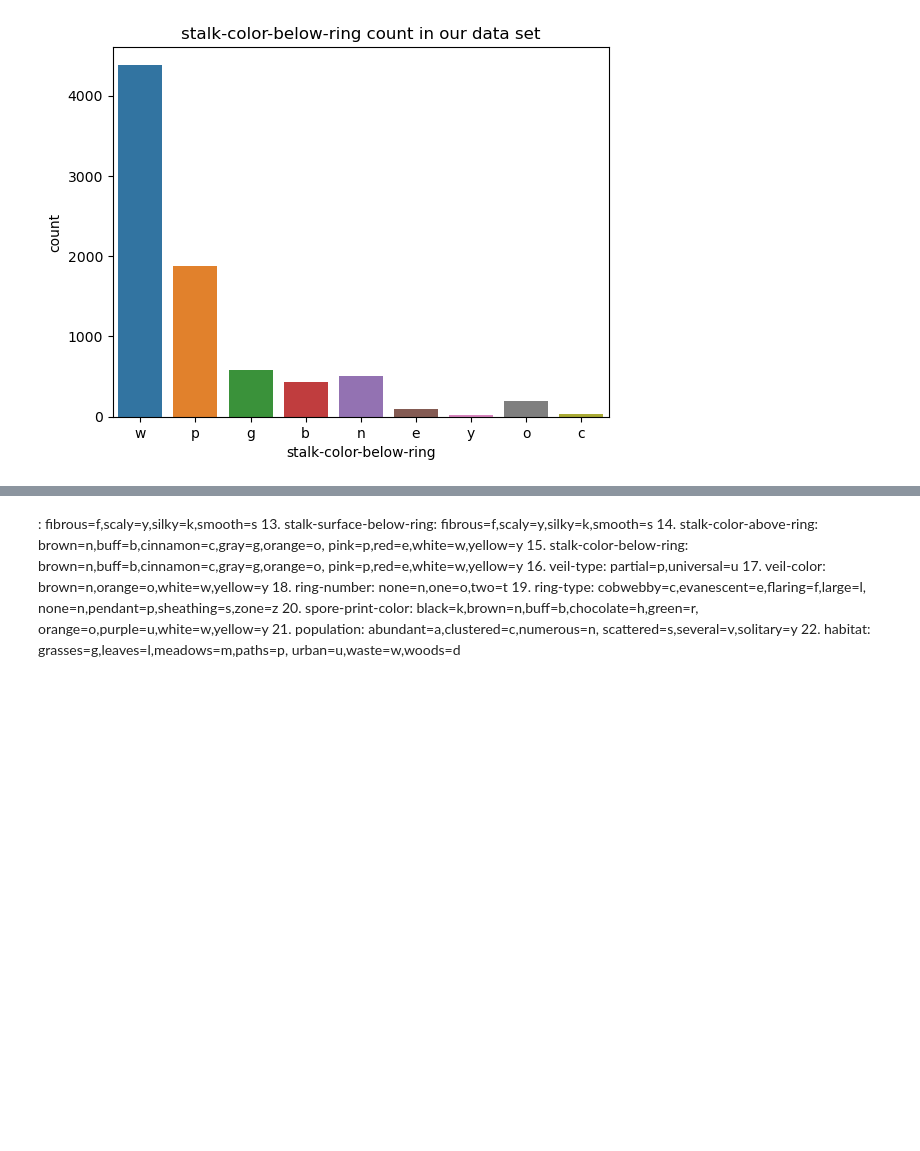
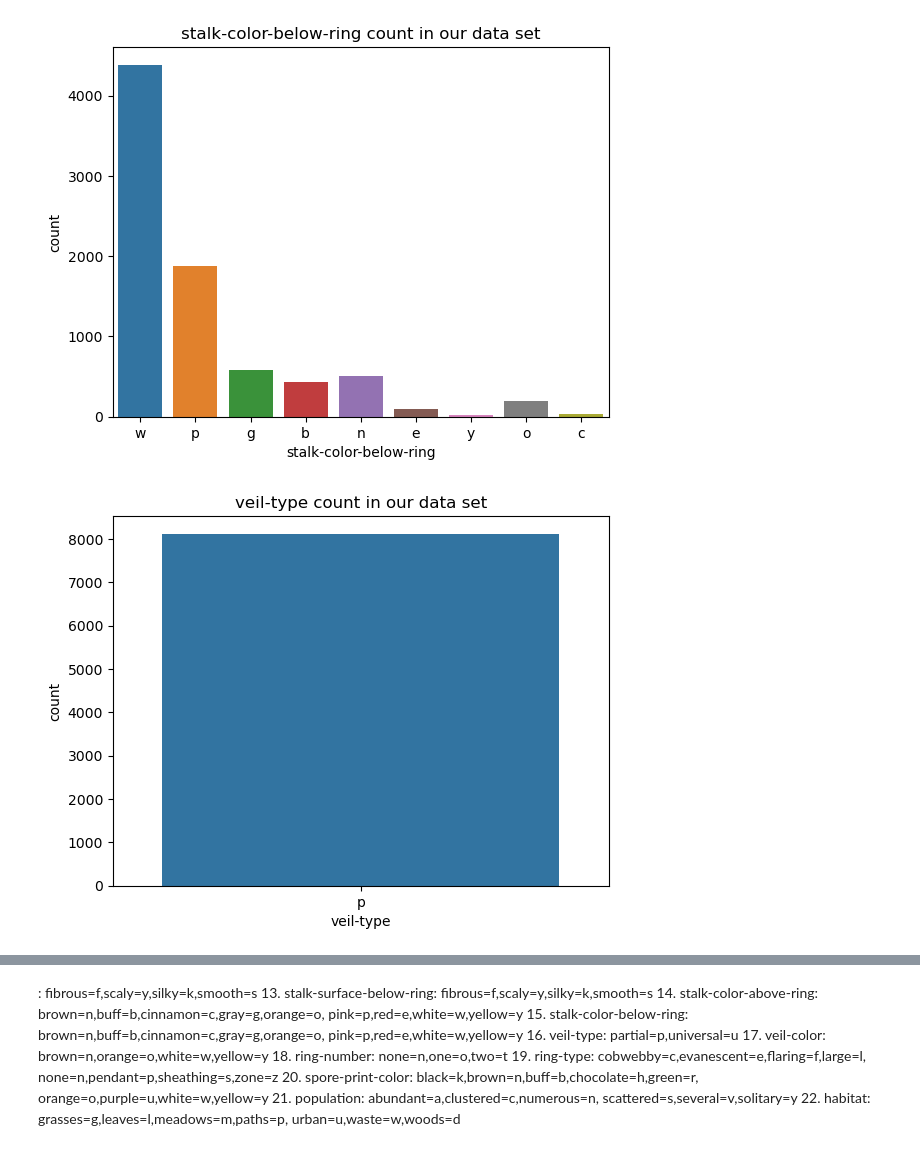
Before and after one commit to dev-ezzy/Big-Data, a Jupyter notebook: index.ipynb, the cells around one changed output, grey strips where cells are left out. Cells and saved outputs as stored; diff of their text form; code cells hidden in the pictures; blank space fills up the shorter version.

```diff
--- a/index.ipynb
+++ b/index.ipynb
@@ -415,4 +415,6 @@ sns_xcount("stalk-color-below-ring", X)
 # %% [output]
 [figure]
 # %%
-sns_ycount("veil-type")
+sns_xcount("veil-type", X)
+# %% [output]
+[figure, added]
```
Also changed, not shown: parts of 2 cells of this notebook.
